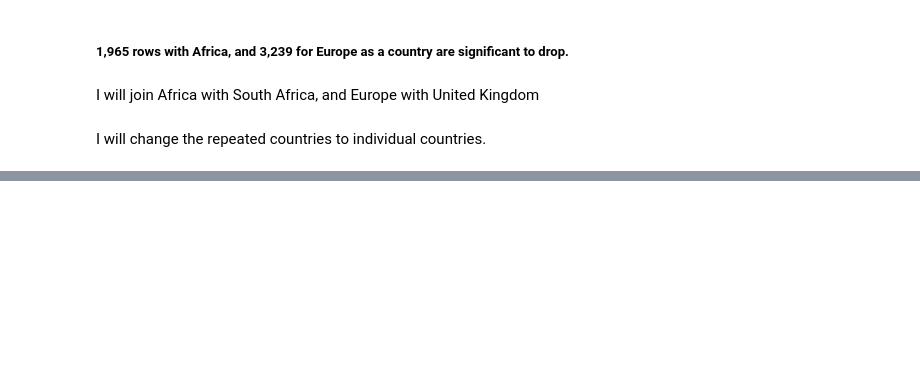
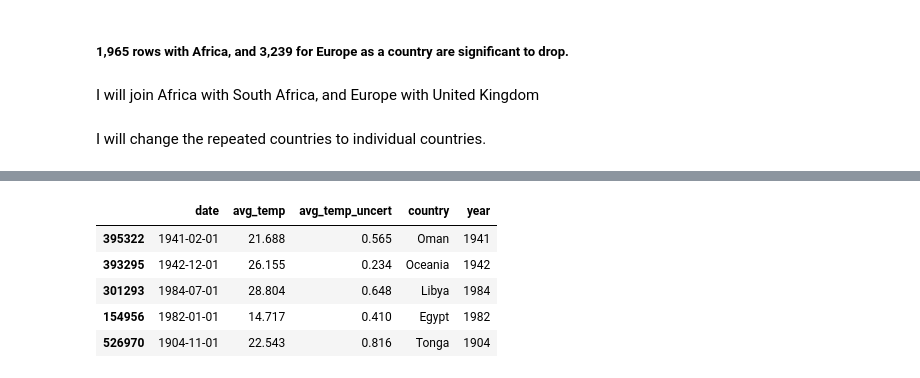
Before and after one commit to masterpython4ds/assignment-2-Alumasa, a Jupyter notebook: Climate Change project.ipynb, the cells around one changed output, grey strips where cells are left out. Drawn from its saved outputs; the diff is of its cells as text; code cells hidden in the pictures; blank space fills up the shorter version.

```diff
--- a/Climate Change project.ipynb
+++ b/Climate Change project.ipynb
@@ -541,0 +626,11 @@ data_country.loc[data_country['country'] == 'United Kingdom (Europe)'] = 'United
+# %%
+hightemp_country = data_country.query('country in @country_1900_temp.index')
+# %%
+hightemp_country.sample(5)
+# %% [output]
+|  | date | avg_temp | avg_temp_uncert | country | year |
+| 395322 | 1941-02-01 | 21.688 | 0.565 | Oman | 1941 |
+| 393295 | 1942-12-01 | 26.155 | 0.234 | Oceania | 1942 |
+| 301293 | 1984-07-01 | 28.804 | 0.648 | Libya | 1984 |
+| 154956 | 1982-01-01 | 14.717 | 0.410 | Egypt | 1982 |
+| 526970 | 1904-11-01 | 22.543 | 0.816 | Tonga | 1904 |
```
Also changed, not shown: parts of 29 cells of this notebook.
